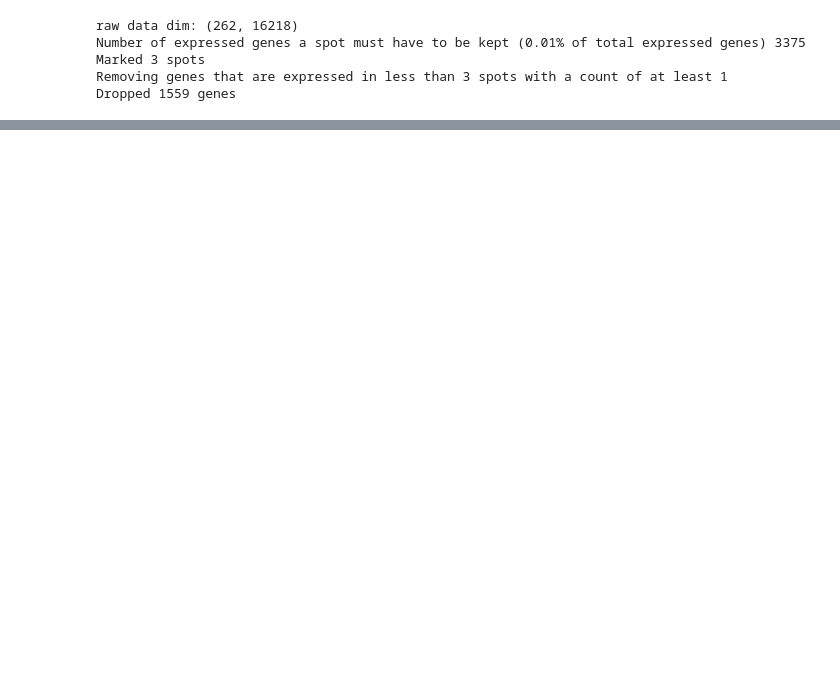
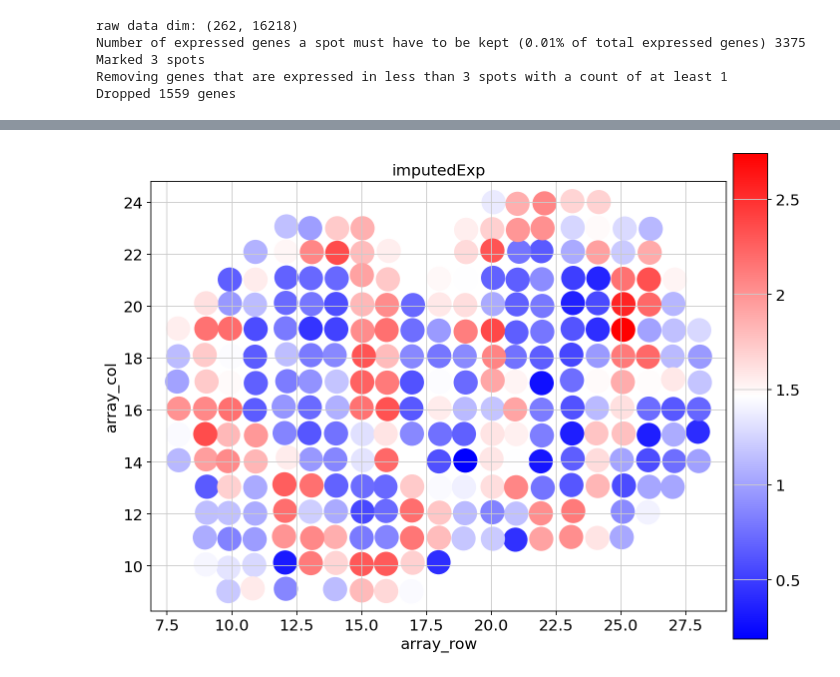
Before and after one commit to Khadaq2001/HMRF, a Jupyter notebook: mob.ipynb, the cells around one changed output, grey strips where cells are left out. Cells and saved outputs as stored; diff of their text form; code cells hidden in the pictures; blank space fills up the shorter version.

```diff
--- a/mob.ipynb
+++ b/mob.ipynb
@@ -52 +64,6 @@ adata.obs['label'] = label
+# %%
+adata.obs['imputedExp'] = geneGraph.exp
+spatial_plot(adata, 'imputedExp')
+# %% [output]
+[figure, added]
 # %%
```
Also changed, not shown: parts of 7 cells of this notebook, 5 other files.
